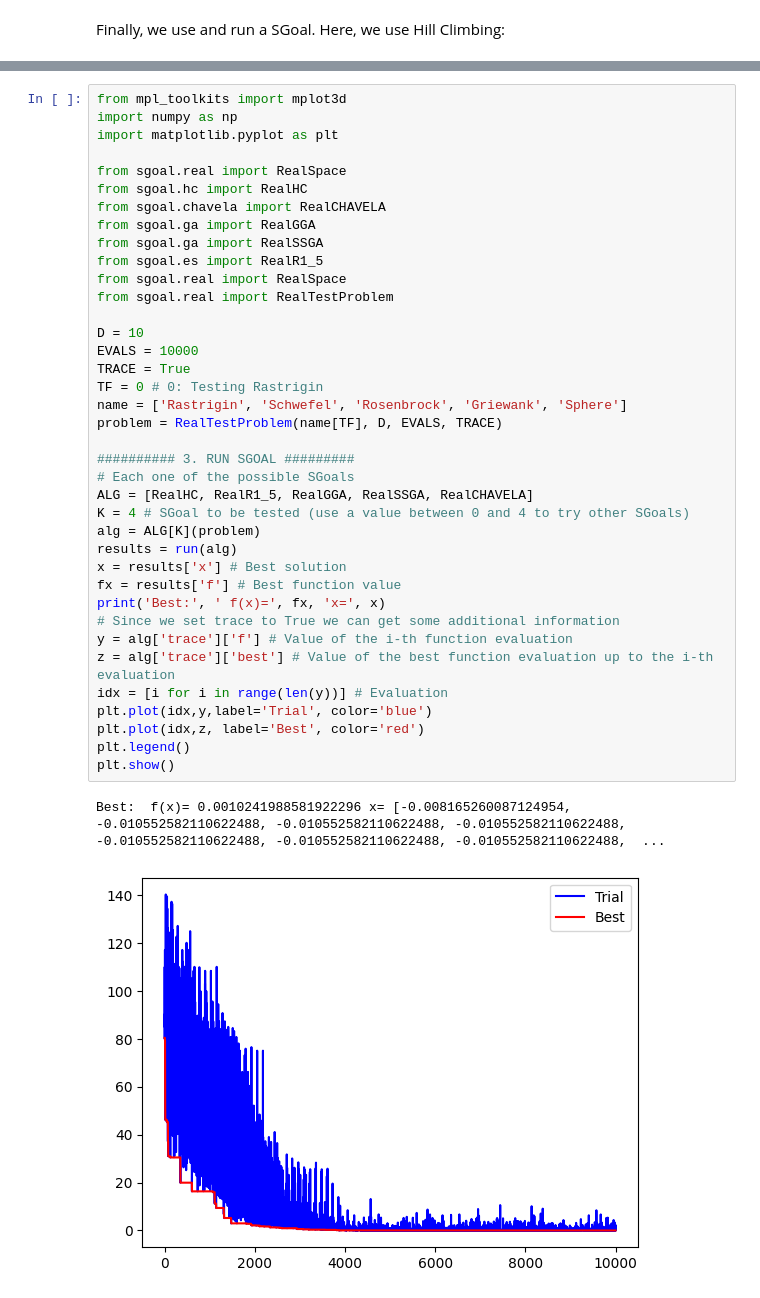
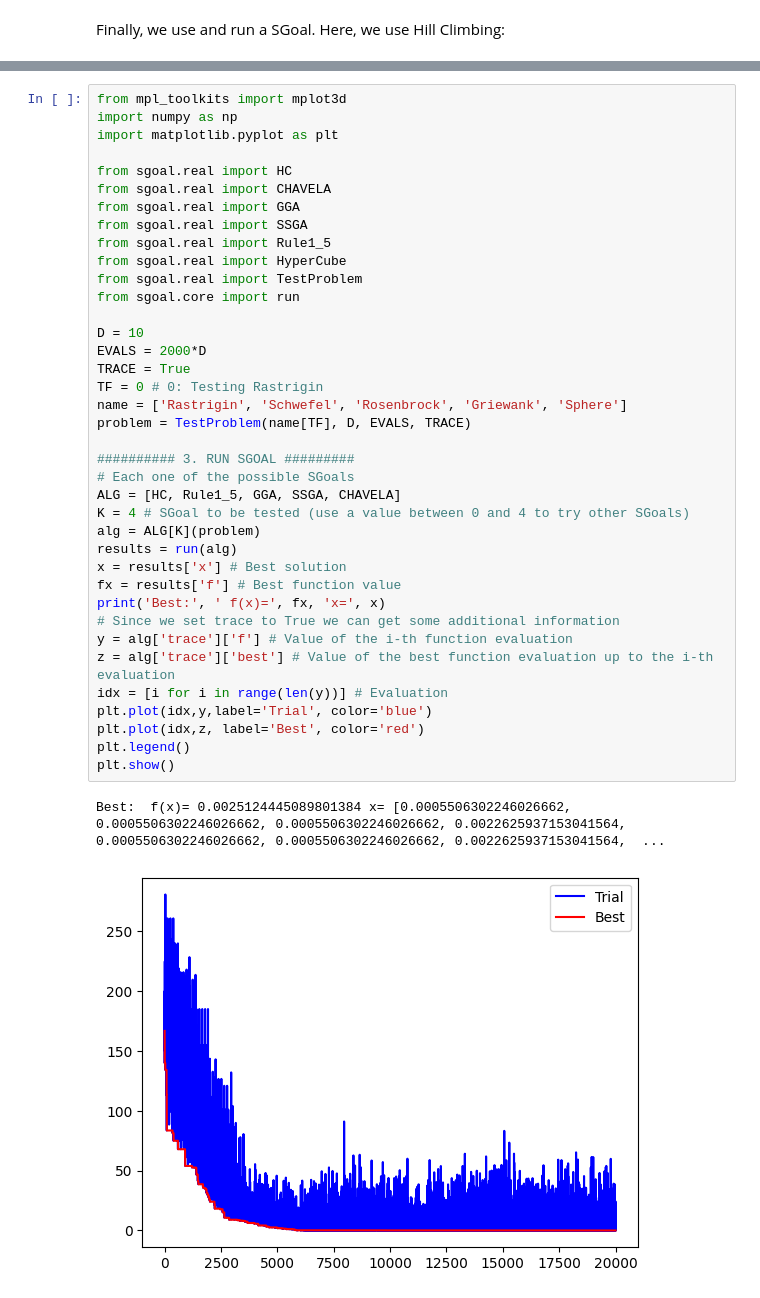
Before and after one commit to jgomezpe/sgoal, a Jupyter notebook: sgoal.ipynb, the cells around one changed output, grey strips where cells are left out. Cells and saved outputs as stored; diff of their text form.

```diff
--- a/sgoal.ipynb
+++ b/sgoal.ipynb
@@ -339,43 +348,43 @@ We can optimize any of these functions by using function $RealProblem$ from <i>s
 # %%
 from mpl_toolkits import mplot3d
 import numpy as np
 import matplotlib.pyplot as plt
 
-from sgoal.real import RealSpace
-from sgoal.hc import RealHC
-from sgoal.chavela import RealCHAVELA
-from sgoal.ga import RealGGA
-from sgoal.ga import RealSSGA
-from sgoal.es import RealR1_5
-from sgoal.real import RealSpace
-from sgoal.real import RealTestProblem
+from sgoal.real import HC
+from sgoal.real import CHAVELA
+from sgoal.real import GGA
+from sgoal.real import SSGA
+from sgoal.real import Rule1_5
+from sgoal.real import HyperCube
+from sgoal.real import TestProblem
+from sgoal.core import run
 
 D = 10
-EVALS = 10000
+EVALS = 2000*D
 TRACE = True
 TF = 0 # 0: Testing Rastrigin
 name = ['Rastrigin', 'Schwefel', 'Rosenbrock', 'Griewank', 'Sphere']
-problem = RealTestProblem(name[TF], D, EVALS, TRACE)
+problem = TestProblem(name[TF], D, EVALS, TRACE)
 
 ########## 3. RUN SGOAL #########
 # Each one of the possible SGoals
-ALG = [RealHC, RealR1_5, RealGGA, RealSSGA, RealCHAVELA]
+ALG = [HC, Rule1_5, GGA, SSGA, CHAVELA]
 K = 4 # SGoal to be tested (use a value between 0 and 4 to try other SGoals)
 alg = ALG[K](problem)
 results = run(alg)
 x = results['x'] # Best solution
 fx = results['f'] # Best function value
 print('Best:', ' f(x)=', fx, 'x=', x)
 # Since we set trace to True we can get some additional information
 y = alg['trace']['f'] # Value of the i-th function evaluation
 z = alg['trace']['best'] # Value of the best function evaluation up to the i-th evaluation
 idx = [i for i in range(len(y))] # Evaluation
 plt.plot(idx,y,label='Trial', color='blue')
 plt.plot(idx,z, label='Best', color='red')
 plt.legend()
 plt.show()
 # %% [output]
-Best:  f(x)= 0.0010241988581922296 x= [-0.008165260087124954, -0.010552582110622488, -0.010552582110622488, -0.010552582110622488, -0.010552582110622488, -0.010552582110622488, -0.010552582110622488,  ...
+Best:  f(x)= 0.0025124445089801384 x= [0.0005506302246026662, 0.0005506302246026662, 0.0005506302246026662, 0.0022625937153041564, 0.0005506302246026662, 0.0005506302246026662, 0.0022625937153041564,  ...
-[figure, old version]
+[figure, new version]
 # %% [markdown]
 ##Experiments
```
Also changed, not shown: parts of 13 cells of this notebook.
